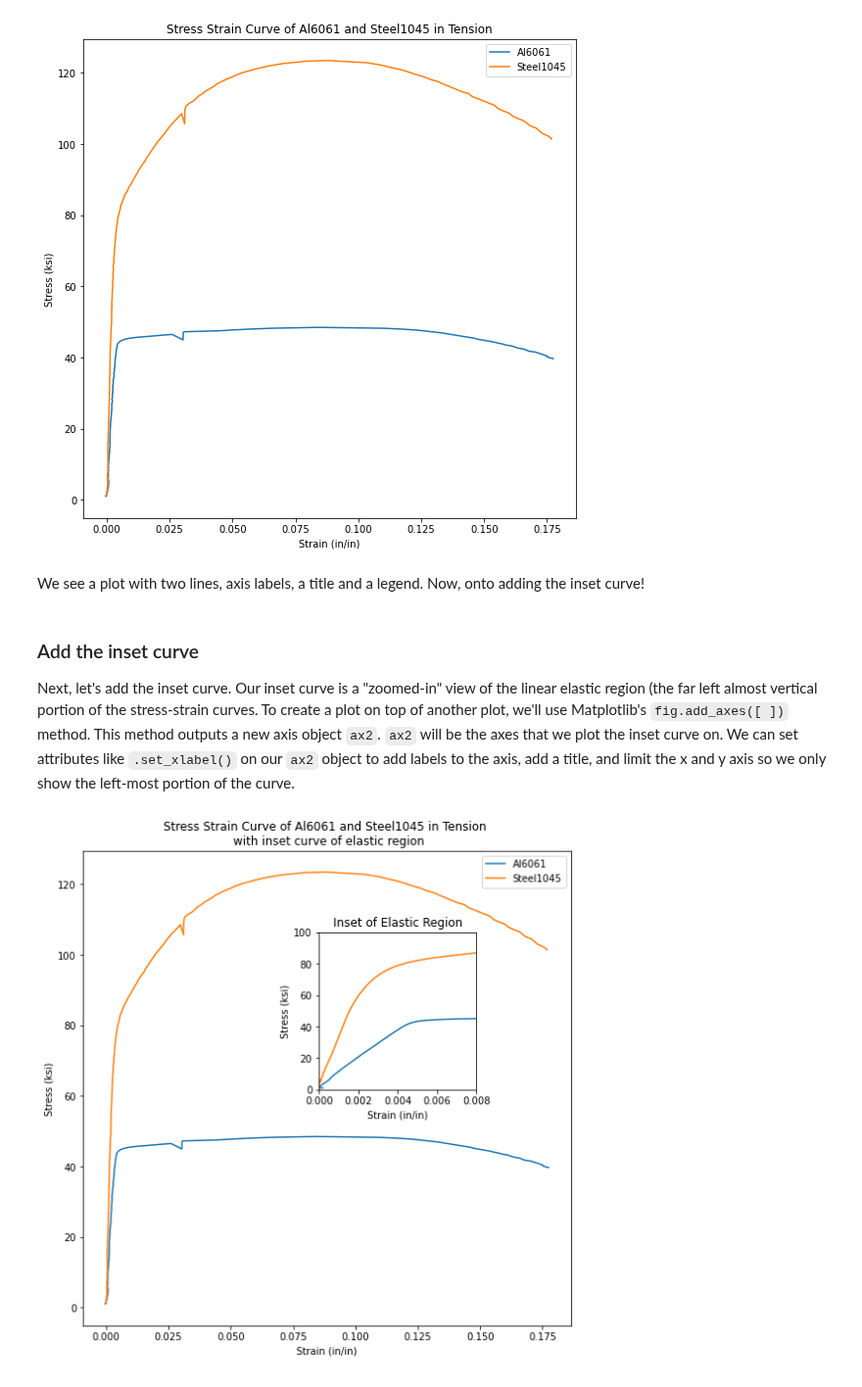
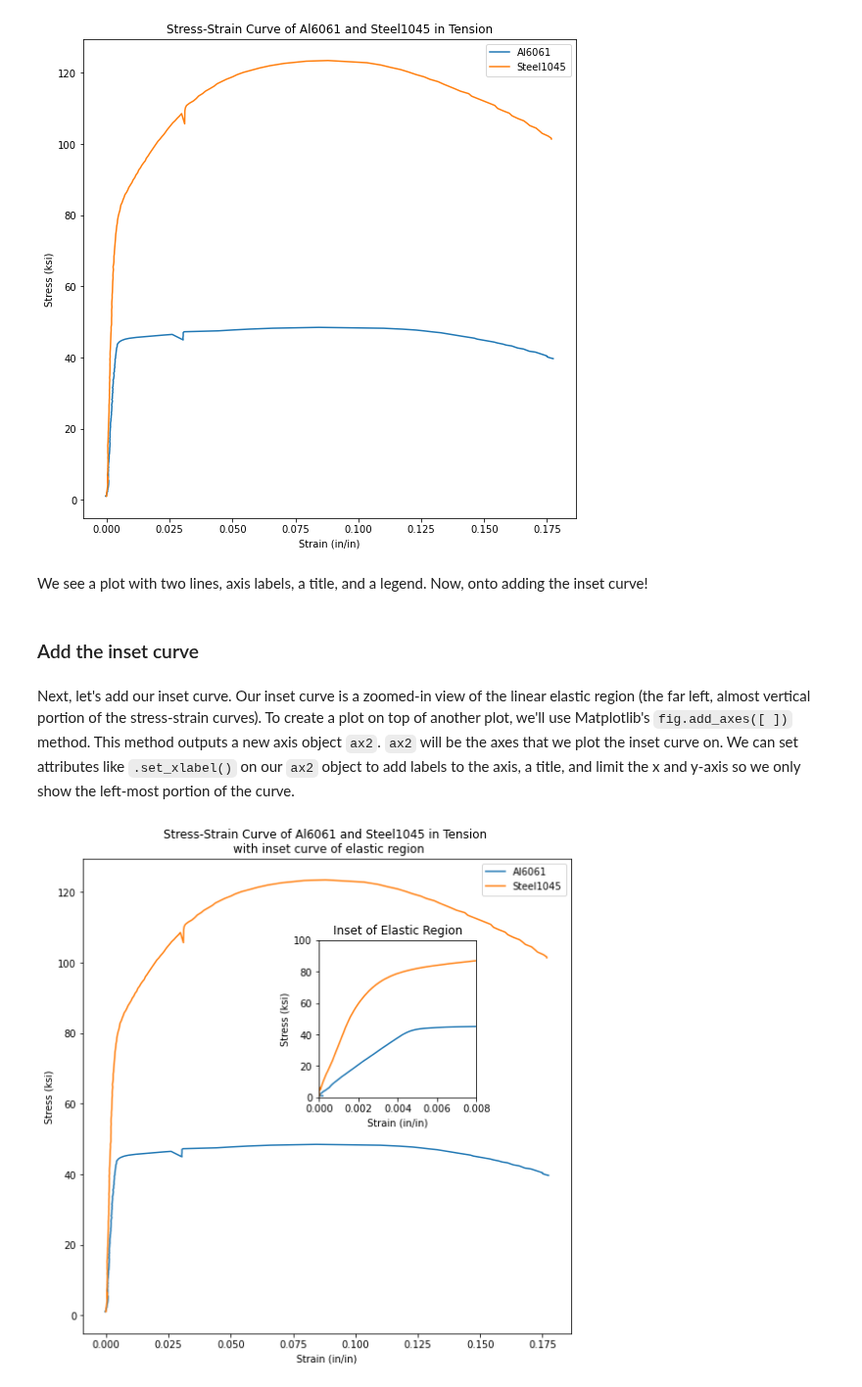
Before and after one commit to ProfessorKazarinoff/staticsite, a Jupyter notebook: content/code/matplotlib_plots/stress_strain_curves/stress_strain_curve_with_inset_elastic_region.ipynb, the cells around one changed output. Shown at 98% size. Cells and saved outputs as stored; diff of their text form; code cells hidden in the pictures.

Commit message:
ran grammarly on insert curve post

````diff
--- a/content/code/matplotlib_plots/stress_strain_curves/stress_strain_curve_with_inset_elastic_region.ipynb
+++ b/content/code/matplotlib_plots/stress_strain_curves/stress_strain_curve_with_inset_elastic_region.ipynb
@@ -208,33 +212,33 @@ plt.show()
 # %% [output]
 [figure]
 # %% [markdown]
-We see a plot with two lines, axis labels, a title and a legend. Now, onto adding the inset curve!
+We see a plot with two lines, axis labels, a title, and a legend. Now, onto adding the inset curve!
+# %% [markdown]
+### Add the inset curve
 # %% [markdown]
-### Add the inset curve
-
-Next, let's add the inset curve. Our inset curve is a "zoomed-in" view of the linear elastic region (the far left almost vertical portion of the stress-strain curves. To create a plot on top of another plot, we'll use Matplotlib's ```fig.add_axes([ ])``` method. This method outputs a new axis object ```ax2```. ```ax2``` will be the axes that we plot the inset curve on. We can set attributes like ```.set_xlabel()``` on our ```ax2``` object to add labels to the axis, add a title, and limit the x and y axis so we only show the left-most portion of the curve.
+Next, let's add our inset curve. Our inset curve is a zoomed-in view of the linear elastic region (the far left, almost vertical portion of the stress-strain curves). To create a plot on top of another plot, we'll use Matplotlib's ```fig.add_axes([ ])``` method. This method outputs a new axis object ```ax2```. ```ax2``` will be the axes that we plot the inset curve on. We can set attributes like ```.set_xlabel()``` on our ```ax2``` object to add labels to the axis, a title, and limit the x and y-axis so we only show the left-most portion of the curve.
 # %%
 fig, ax1 = plt.subplots()
 fig.set_size_inches([9,9])
 
 ax1.plot(strain_al_plastic,stress_al,strain_steel_plastic,stress_steel)
 ax1.legend(['Al6061','Steel1045'])
 ax1.set_xlabel('Strain (in/in)')
 ax1.set_ylabel('Stress (ksi)')
-ax1.set_title('Stress Strain Curve of Al6061 and Steel1045 in Tension \n with inset curve of elastic region')
+ax1.set_title('Stress-Strain Curve of Al6061 and Steel1045 in Tension \n with inset curve of elastic region')
 
 left, bottom, width, height = [0.5, 0.5, 0.25, 0.25]
 ax2 = fig.add_axes([left, bottom, width, height])
 ax2.plot(strain_al_elastic,stress_al,strain_steel_elastic, stress_steel)
 ax2.set_xlabel('Strain (in/in)')
 ax2.set_ylabel('Stress (ksi)')
 ax2.set_title('Inset of Elastic Region')
 ax2.set_xlim([0,0.008])
 ax2.set_ylim([0,100])
 
 fig.savefig('stress_strain_curve_with_inset.png')
 
 plt.show()
 # %% [output]
-[figure, old version]
+[figure, new version]
 # %% [markdown]
````
Also changed, not shown: parts of 27 cells of this notebook, 1 other file.
